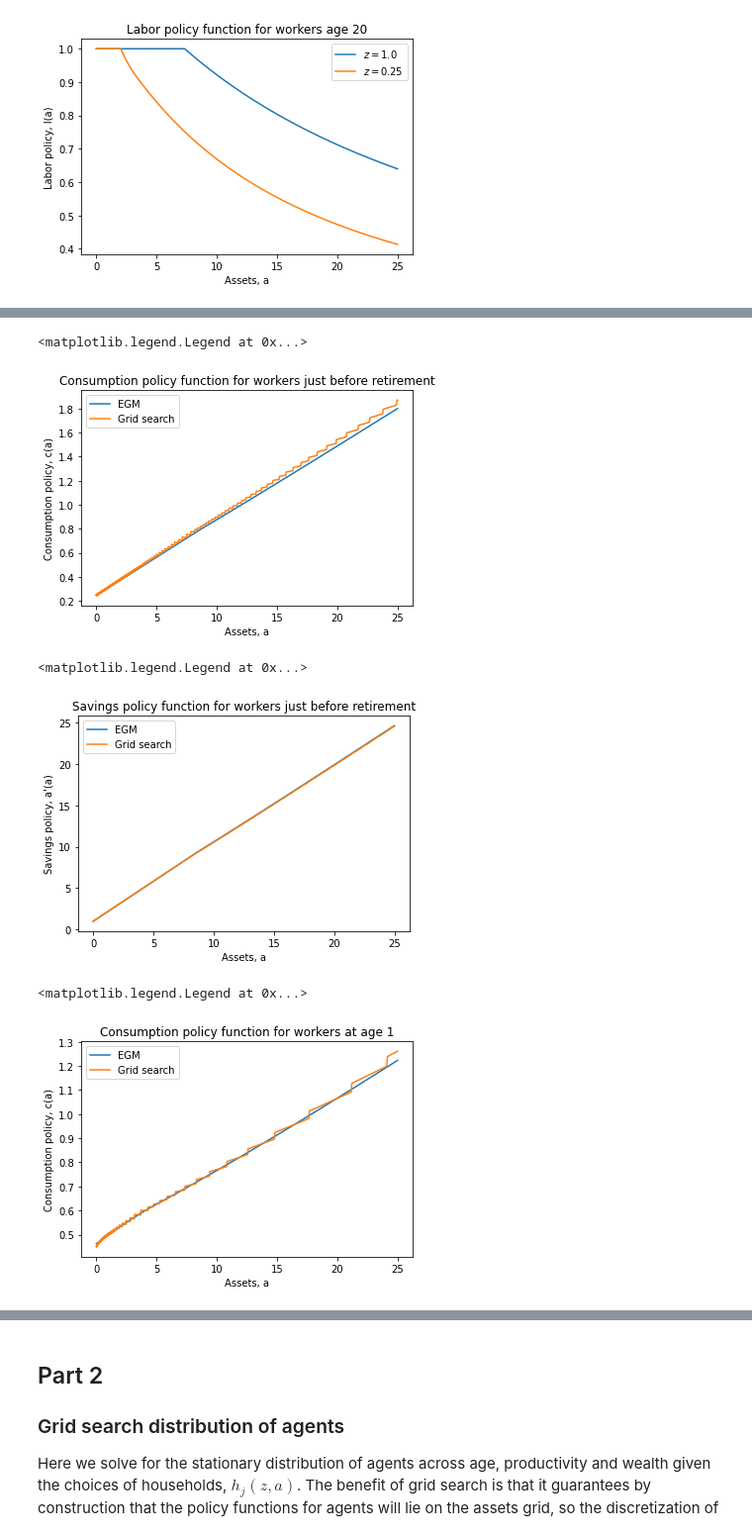
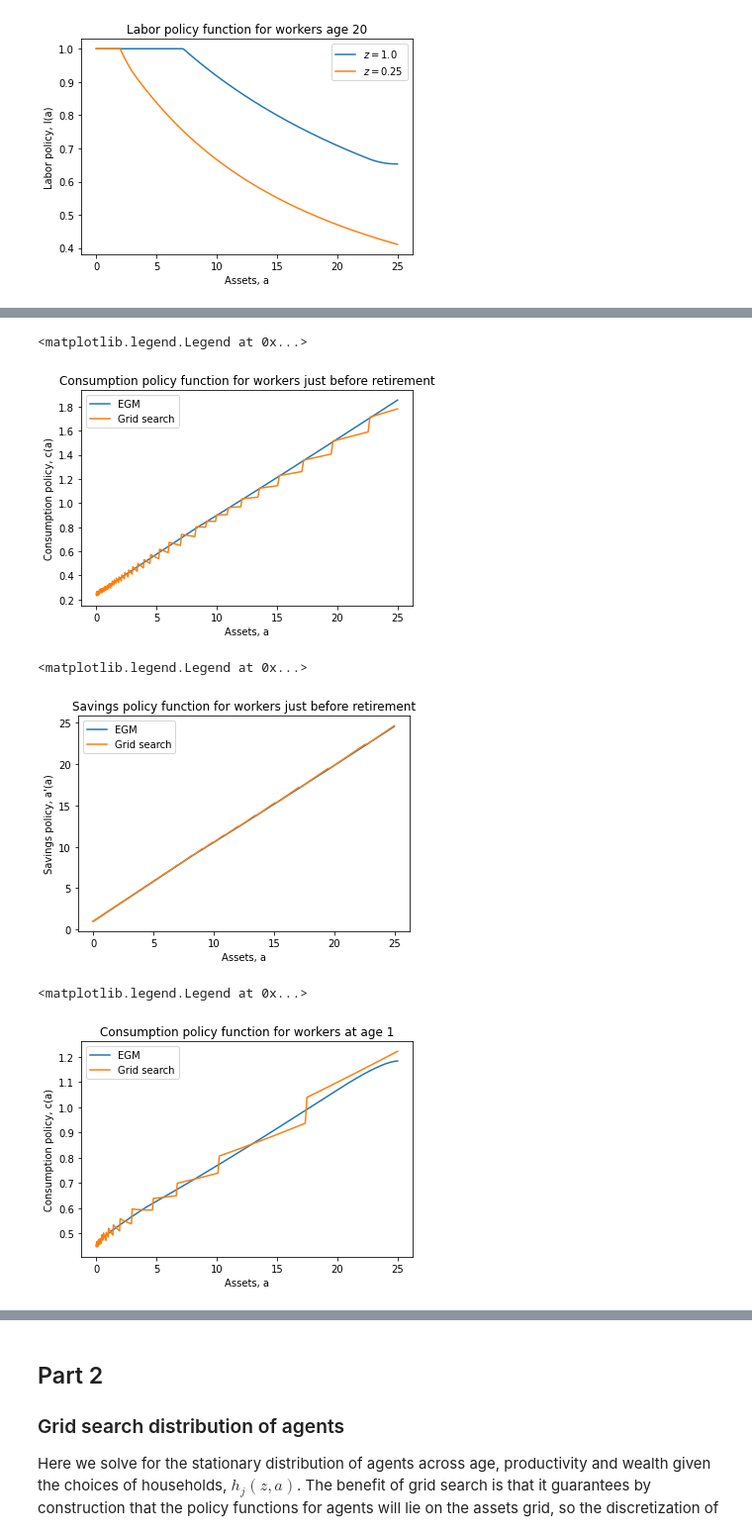
Before and after one commit to john-p-ryan/computation_2024, a Jupyter notebook: Conesa_Krueger/Conesa_Krueger_py.ipynb, the cells around one changed output, grey strips where cells are left out. Shown: that part at 99% size. Drawn from its saved outputs; the diff is of its cells as text; code cells hidden in the pictures.

```diff
--- a/Conesa_Krueger/Conesa_Krueger_py.ipynb
+++ b/Conesa_Krueger/Conesa_Krueger_py.ipynb
@@ -82,7 +82,7 @@ Text(0.5, 1.0, 'Age-efficiency profile')
 # %% [markdown]
 First, we will use grid search to solve for the household value functions and policy functions.
 # %%
-OLG = OLGModel(a_min=.000001, a_max=25.0, na=1000, eta=ef, gamma=2.5, z_grid=np.array([1.0, .25]))
+OLG = OLGModel(a_min=.000001, a_max=25.0, na=300, eta=ef, gamma=2.5, z_grid=np.array([1.0, .25]))
 
 # solve HH problem
 start = time.time()
@@ -210,7 +210,7 @@ from OLG_EGM import market_clearing as market_clearing_egm
 from OLG_EGM import HH_egm, steady_dist_egm, stochastic_simulation
 # %%
 # time the HH_egm function
-og = OLG_EGM(eta=ef, na=1000, gamma=2.5, a_min=.000001, a_max=25.0, z_grid=np.array([1.0, .25]))
+og = OLG_EGM(eta=ef, na=300, gamma=2.5, a_min=.000001, a_max=25.0, z_grid=np.array([1.0, .25]), N=65)
 
 start = time.time()
 a_policy_w, a_policy_r, c_policy_w, c_policy_r, l_policy = HH_egm(og, r=.032, w=1.38, b=.181)
@@ -268,7 +263,7 @@ plt.title('Consumption policy function for workers just before retirement')
 plt.legend()
 # %% [output]
 <matplotlib.legend.Legend at 0x...>
-[figure, old version]
+[figure, new version]
 # %%
 # compare savings policy functions
 plt.plot(og.a_grid, a_policy_w[-1, 0, :], label='EGM')
@@ -280,18 +275,19 @@ plt.title('Savings policy function for workers just before retirement')
 plt.legend()
 # %% [output]
 <matplotlib.legend.Legend at 0x...>
-[figure, old version]
+[figure, new version]
 # %%
 # compare consumption policy functions at age 1
-plt.plot(og.a_grid, c_policy_w[0, 0, :], label='EGM')
-plt.plot(OLG.a_grid, c_w[0, :, 0], label='Grid search')
+j = 0
+plt.plot(og.a_grid, c_policy_w[j, 0, :], label='EGM')
+plt.plot(OLG.a_grid, c_w[j, :, 0], label='Grid search')
 plt.xlabel('Assets, a')
 plt.ylabel('Consumption policy, c(a)')
 # set title
 plt.title('Consumption policy function for workers at age 1')
 plt.legend()
 # %% [output]
 <matplotlib.legend.Legend at 0x...>
-[figure, old version]
+[figure, new version]
 # %%
 # compare savings policy functions at age 1
```
Also changed, not shown: parts of 25 cells of this notebook, 2 other files.
